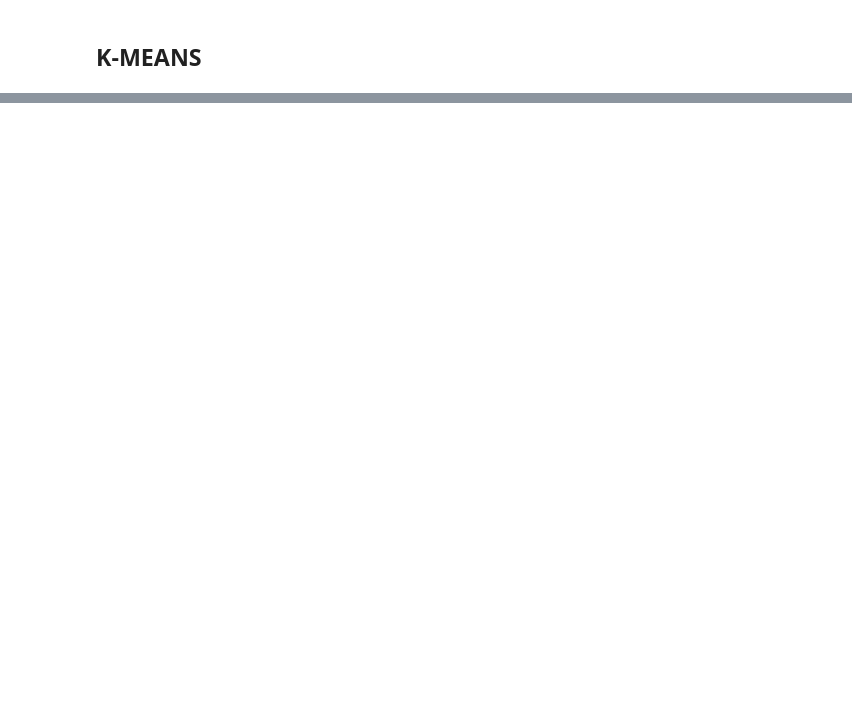
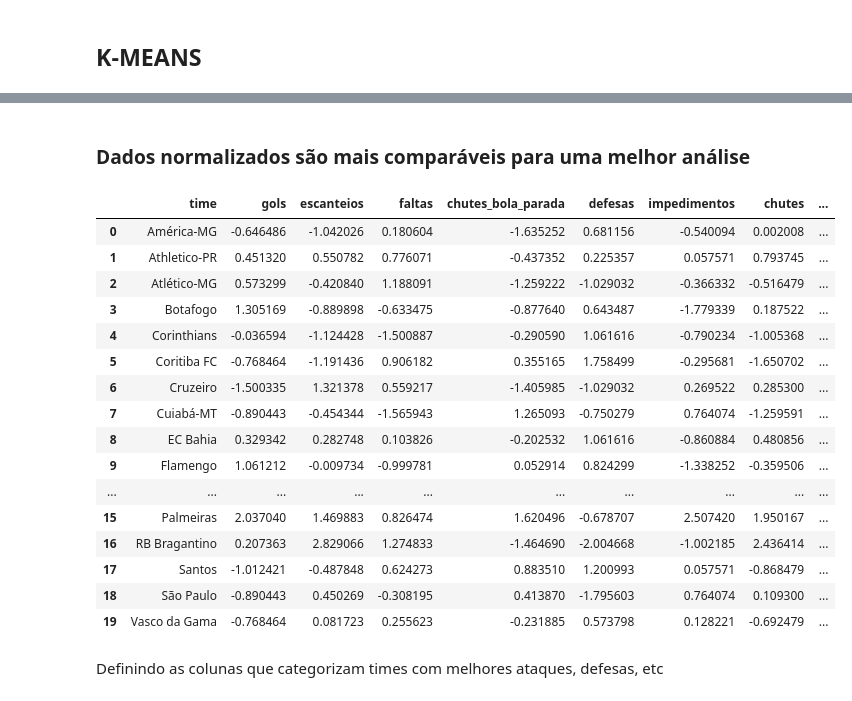
Before and after one commit to gbmartins9/Ranking-Brasileirao-CoCADa, a Jupyter notebook: cocada.ipynb, the cells around one changed output, grey strips where cells are left out. Saved outputs shown, nothing was run; the diff lists cells and outputs as text; code cells hidden in the pictures; blank space fills up the shorter version.

```diff
--- a/cocada.ipynb
+++ b/cocada.ipynb
@@ -1132,0 +816,27 @@ df_medias
+# %% [markdown]
+### Dados normalizados são mais comparáveis para uma melhor análise
+# %%
+numeric_columns = df_medias.select_dtypes(include=['number']).columns
+scaler = StandardScaler()
+df_medias[numeric_columns] = scaler.fit_transform(df_medias[numeric_columns])
+display(df_medias)
+# %% [output]
+|  | time | gols | escanteios | faltas | chutes_bola_parada | defesas | impedimentos | chutes | ... |
+| 0 | América-MG | -0.646486 | -1.042026 | 0.180604 | -1.635252 | 0.681156 | -0.540094 | 0.002008 | ... |
+| 1 | Athletico-PR | 0.451320 | 0.550782 | 0.776071 | -0.437352 | 0.225357 | 0.057571 | 0.793745 | ... |
+| 2 | Atlético-MG | 0.573299 | -0.420840 | 1.188091 | -1.259222 | -1.029032 | -0.366332 | -0.516479 | ... |
+| 3 | Botafogo | 1.305169 | -0.889898 | -0.633475 | -0.877640 | 0.643487 | -1.779339 | 0.187522 | ... |
+| 4 | Corinthians | -0.036594 | -1.124428 | -1.500887 | -0.290590 | 1.061616 | -0.790234 | -1.005368 | ... |
+| 5 | Coritiba FC | -0.768464 | -1.191436 | 0.906182 | 0.355165 | 1.758499 | -0.295681 | -1.650702 | ... |
+| 6 | Cruzeiro | -1.500335 | 1.321378 | 0.559217 | -1.405985 | -1.029032 | 0.269522 | 0.285300 | ... |
+| 7 | Cuiabá-MT | -0.890443 | -0.454344 | -1.565943 | 1.265093 | -0.750279 | 0.764074 | -1.259591 | ... |
+| 8 | EC Bahia | 0.329342 | 0.282748 | 0.103826 | -0.202532 | 1.061616 | -0.860884 | 0.480856 | ... |
+| 9 | Flamengo | 1.061212 | -0.009734 | -0.999781 | 0.052914 | 0.824299 | -1.338252 | -0.359506 | ... |
+| ... | ... | ... | ... | ... | ... | ... | ... | ... | ... |
+| 15 | Palmeiras | 2.037040 | 1.469883 | 0.826474 | 1.620496 | -0.678707 | 2.507420 | 1.950167 | ... |
+| 16 | RB Bragantino | 0.207363 | 2.829066 | 1.274833 | -1.464690 | -2.004668 | -1.002185 | 2.436414 | ... |
+| 17 | Santos | -1.012421 | -0.487848 | 0.624273 | 0.883510 | 1.200993 | 0.057571 | -0.868479 | ... |
+| 18 | São Paulo | -0.890443 | 0.450269 | -0.308195 | 0.413870 | -1.795603 | 0.764074 | 0.109300 | ... |
+| 19 | Vasco da Gama | -0.768464 | 0.081723 | 0.255623 | -0.231885 | 0.573798 | 0.128221 | -0.692479 | ... |
+# %% [markdown]
+Definindo as colunas que categorizam times com melhores ataques, defesas, etc
```
Also changed, not shown: parts of 46 cells of this notebook.
